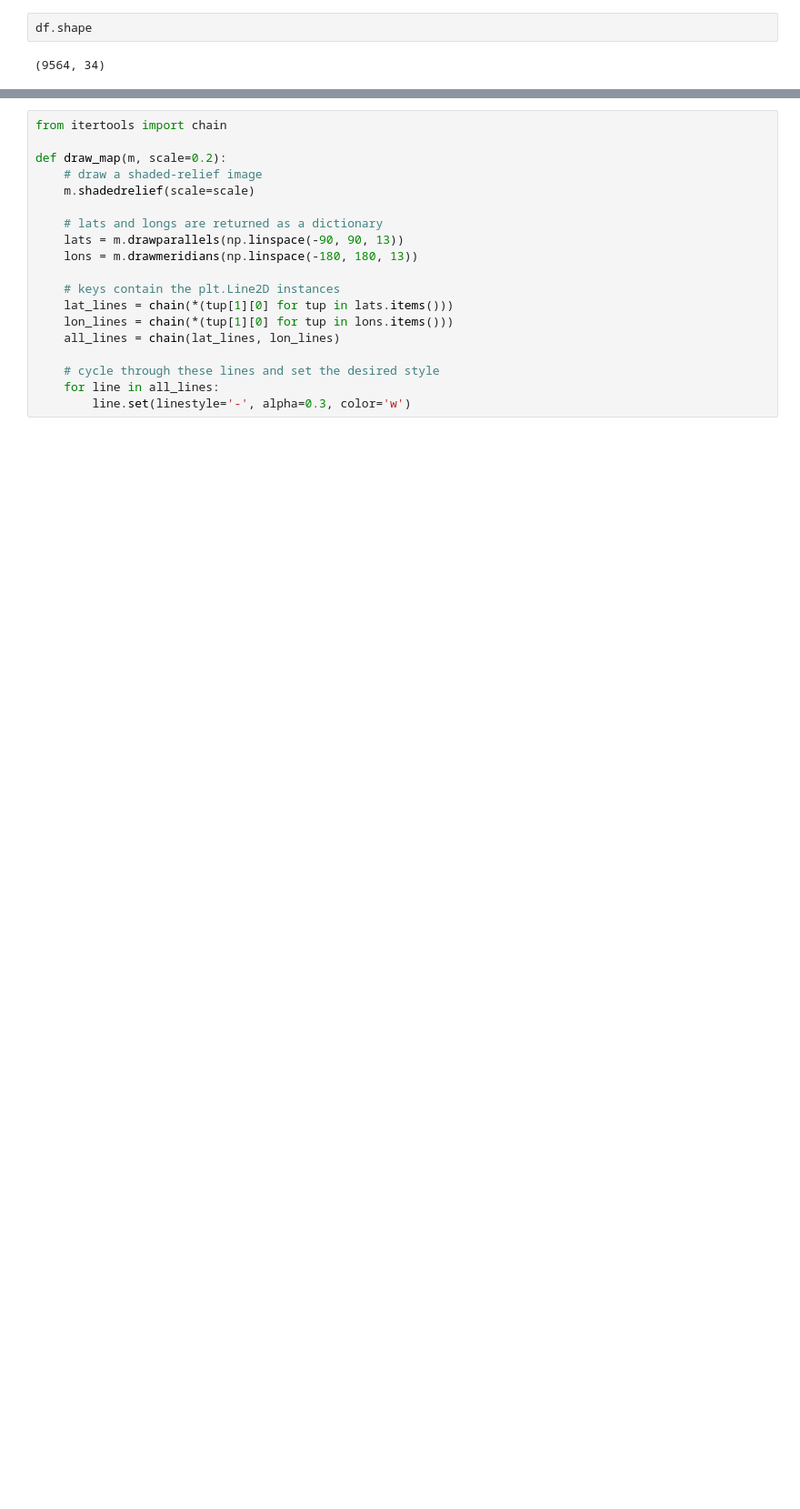
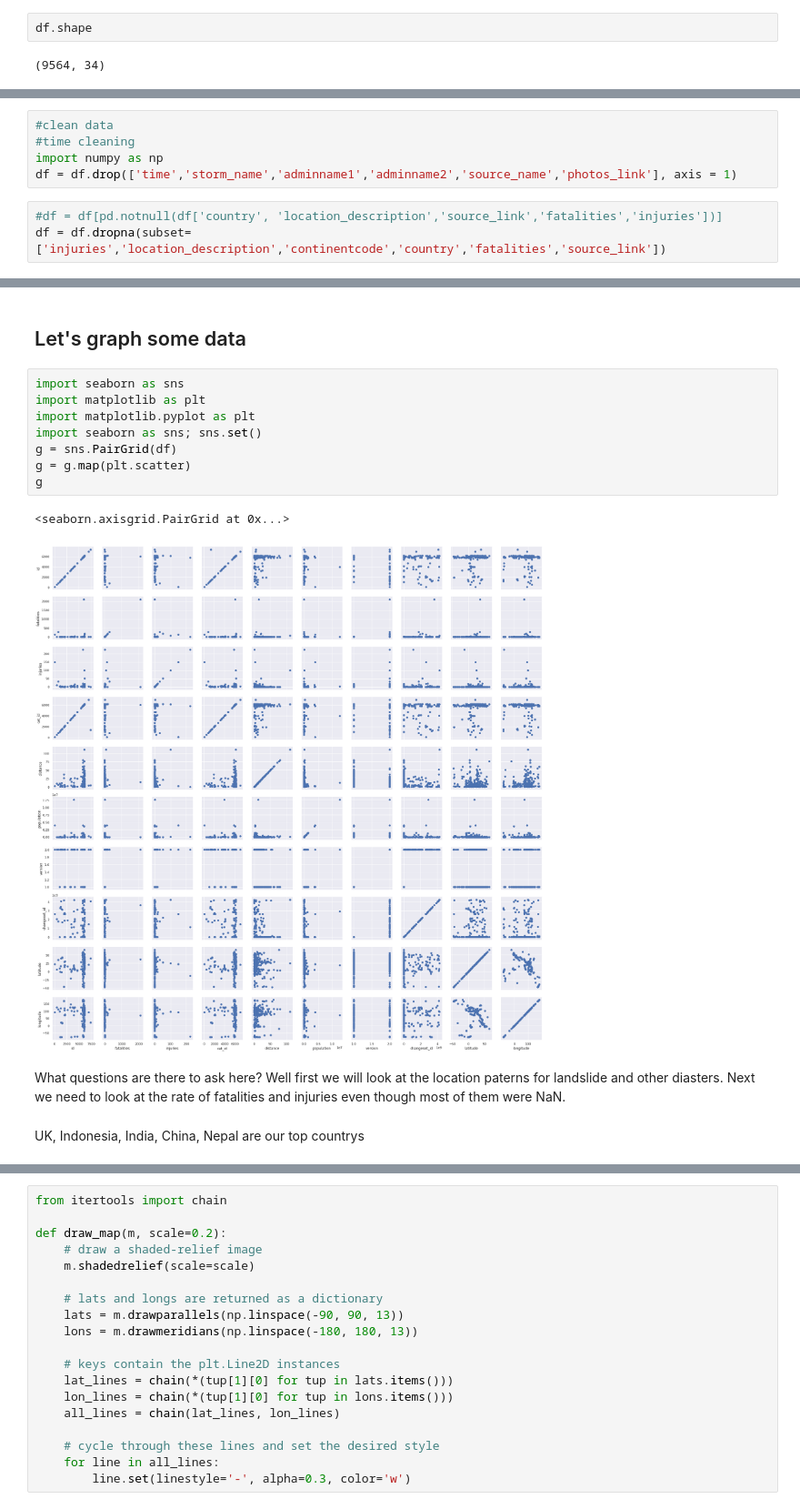
Before and after one commit to brennerhaverlock/Landslide_Study, a Jupyter notebook: Landslide-data.ipynb, the cells around one changed output, grey strips where cells are left out. Shown at 91% size. Saved outputs shown, nothing was run; the diff lists cells and outputs as text; blank space fills up the shorter version.

```diff
--- a/Landslide-data.ipynb
+++ b/Landslide-data.ipynb
@@ -18 +53,9 @@ df.shape
+# %%
+#clean data
+#time cleaning
+import numpy as np
+df = df.drop(['time','storm_name','adminname1','adminname2','source_name','photos_link'], axis = 1)
+# %%
+#df = df[pd.notnull(df['country', 'location_description','source_link','fatalities','injuries'])]
+df = df.dropna(subset=['injuries','location_description','continentcode','country','fatalities','source_link'])
 # %%
@@ -21,0 +102,17 @@ AttributeError: 'NoneType' object has no attribute 'dtype'
+# %% [markdown]
+## Let's graph some data
+# %%
+import seaborn as sns
+import matplotlib as plt
+import matplotlib.pyplot as plt
+import seaborn as sns; sns.set()
+g = sns.PairGrid(df)
+g = g.map(plt.scatter)
+g
+# %% [output]
+<seaborn.axisgrid.PairGrid at 0x...>
+[figure, added]
+# %% [markdown]
+What questions are there to ask here? Well first we will look at the location paterns for landslide and other diasters. Next we need to look at the rate of fatalities and injuries even though most of them were NaN.
+# %% [markdown]
+UK, Indonesia, India, China, Nepal are our top countrys
```
Also changed, not shown: parts of 28 cells of this notebook, 1 other file.
